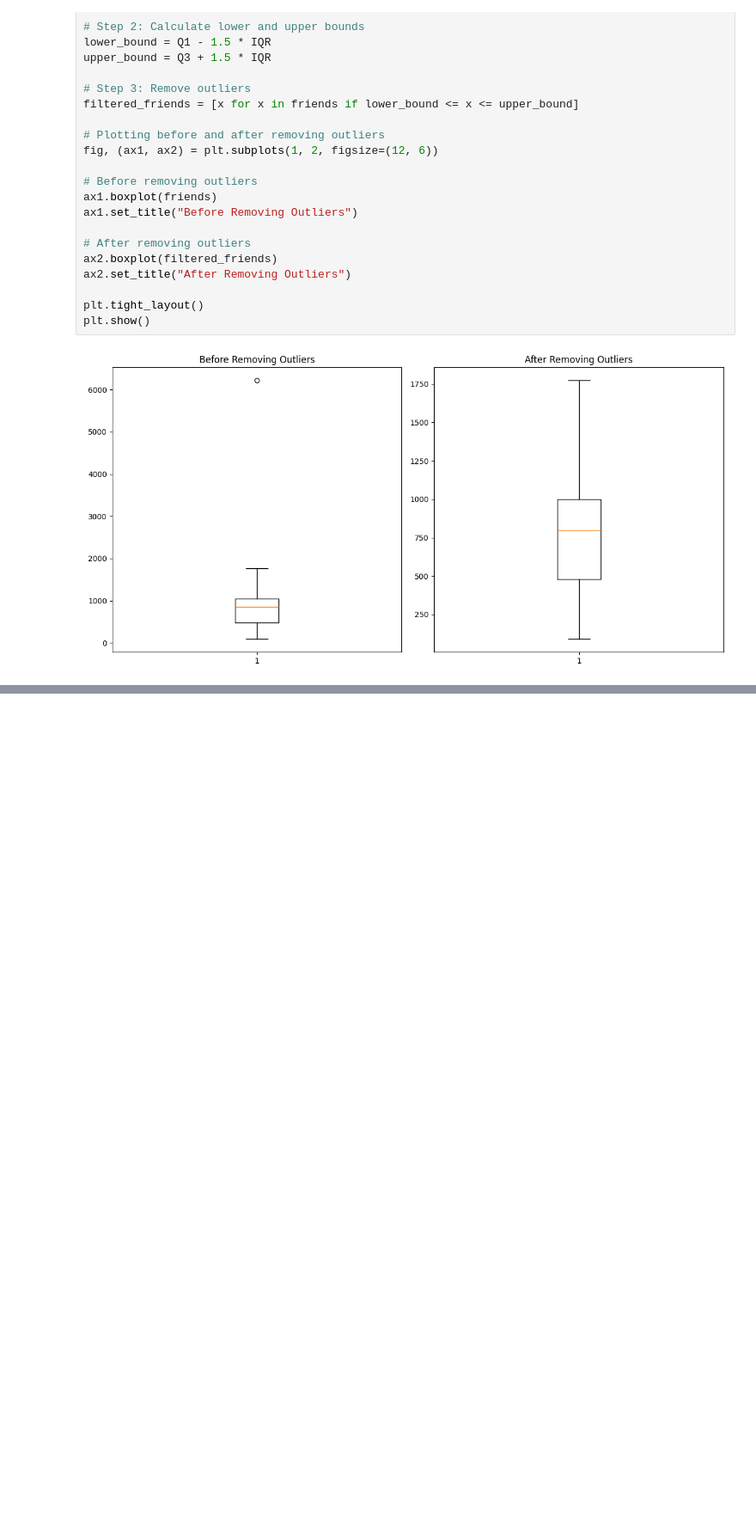
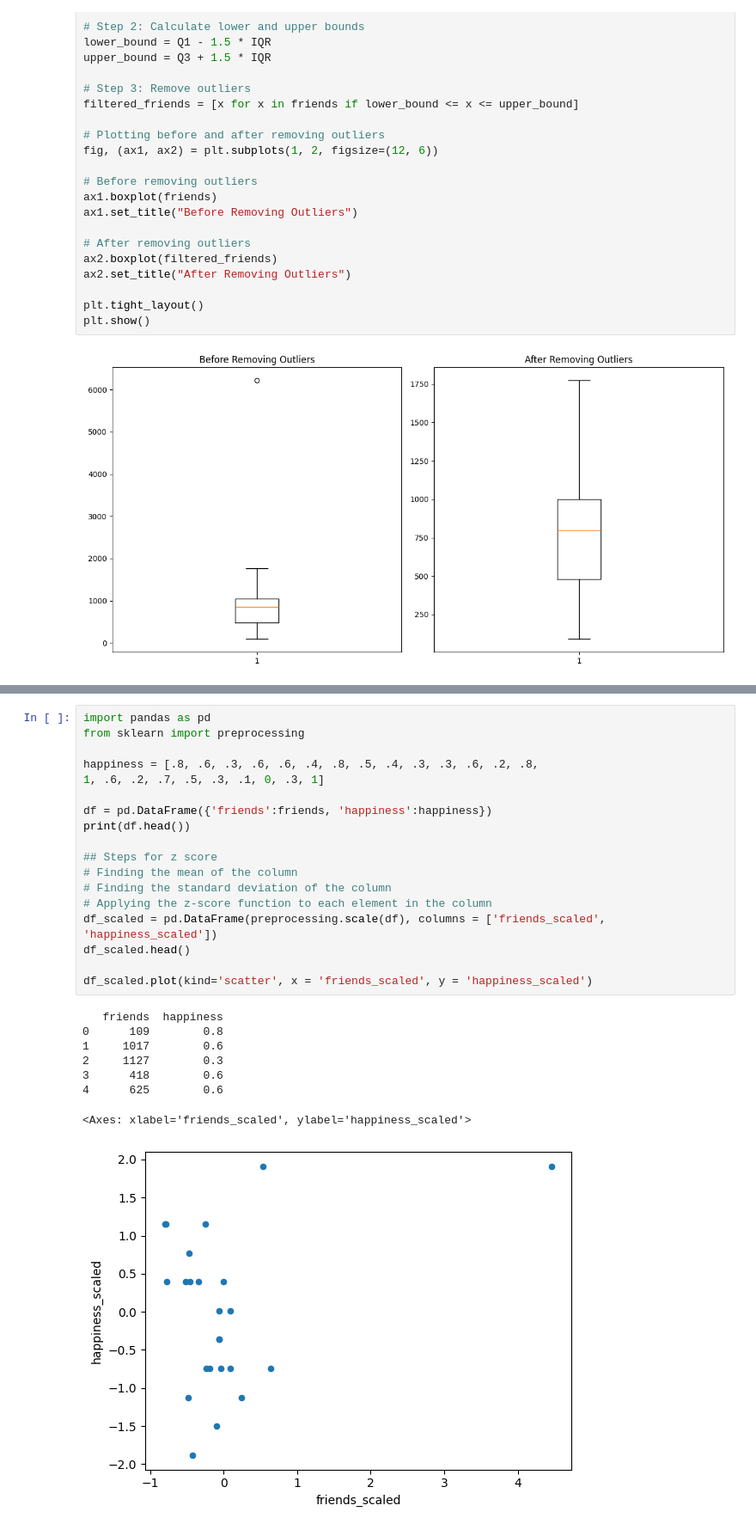
Before and after one commit to risabniranjan/Data-Science, a Jupyter notebook: stats.ipynb, the cells around one changed output, grey strips where cells are left out. Shown at 86% size. Saved outputs shown, nothing was run; the diff lists cells and outputs as text; blank space fills up the shorter version.

```diff
--- a/stats.ipynb
+++ b/stats.ipynb
@@ -125,0 +193,27 @@ plt.show()
+# %%
+import pandas as pd
+from sklearn import preprocessing
+
+happiness = [.8, .6, .3, .6, .6, .4, .8, .5, .4, .3, .3, .6, .2, .8,
+1, .6, .2, .7, .5, .3, .1, 0, .3, 1]
+
+df = pd.DataFrame({'friends':friends, 'happiness':happiness})
+print(df.head())
+
+## Steps for z score
+# Finding the mean of the column
+# Finding the standard deviation of the column
+# Applying the z-score function to each element in the column
+df_scaled = pd.DataFrame(preprocessing.scale(df), columns = ['friends_scaled', 'happiness_scaled'])
+df_scaled.head()
+
+df_scaled.plot(kind='scatter', x = 'friends_scaled', y = 'happiness_scaled')
+# %% [output]
+   friends  happiness
+0      109        0.8
+1     1017        0.6
+2     1127        0.3
+3      418        0.6
+4      625        0.6
+<Axes: xlabel='friends_scaled', ylabel='happiness_scaled'>
+[figure, added]
```
Also changed, not shown: parts of 4 cells of this notebook.
